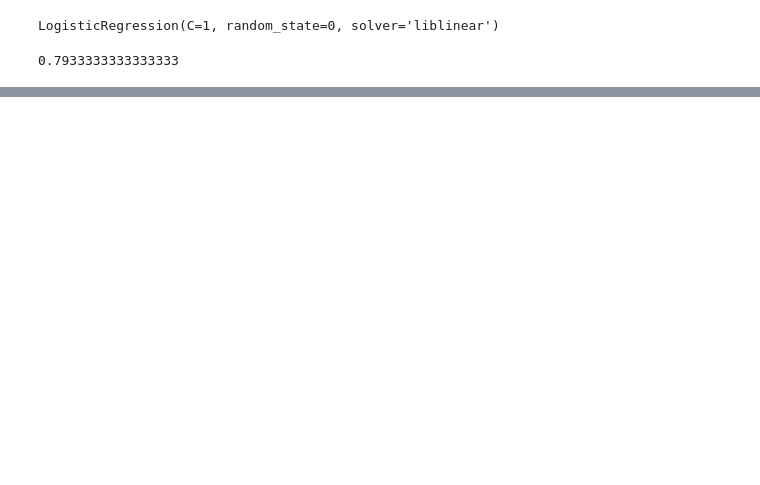
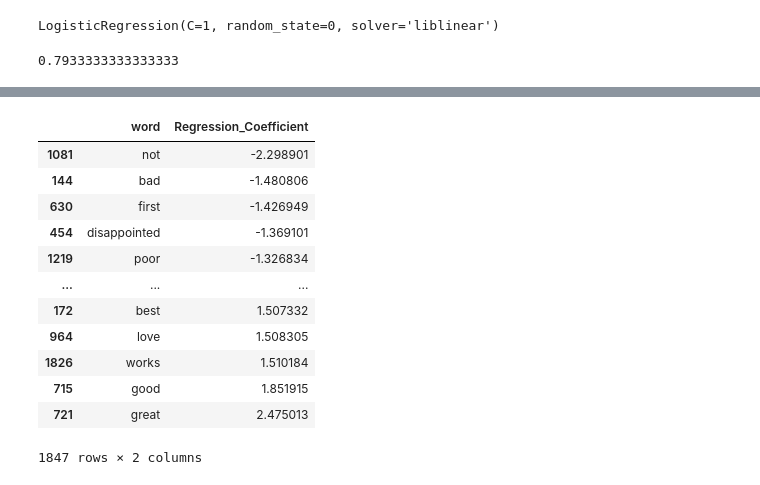
Before and after one commit to takusan2/machineLearning, a Jupyter notebook: practice/amazon_reviews.ipynb, the cells around one changed output, grey strips where cells are left out. Drawn from its saved outputs; the diff is of its cells as text; code cells hidden in the pictures; blank space fills up the shorter version.

```diff
--- a/practice/amazon_reviews.ipynb
+++ b/practice/amazon_reviews.ipynb
@@ -64,0 +116,6 @@ lr.score(X_test,y_test)
+# %%
+# 図を見てもよくわからなので回帰係数の最大値付近や最小値付近の単語を確認する。
+# まず、回帰係数と単語をセットにしたデータフレームを作成する
+
+df3 = pd.DataFrame(list(zip(cv.get_feature_names(),Regression_Coefficient)), columns=['word', 'Regression_Coefficient'])
+df3.head(), df3.tail()
@@ -64,0 +148,18 @@ lr.score(X_test,y_test)
+# %%
+# 回帰係数で昇順にsort
+sorted_df3 = df3.sort_values('Regression_Coefficient')
+sorted_df3
+# %% [output]
+|  | word | Regression_Coefficient |
+| 1081 | not | -2.298901 |
+| 144 | bad | -1.480806 |
+| 630 | first | -1.426949 |
+| 454 | disappointed | -1.369101 |
+| 1219 | poor | -1.326834 |
+| ... | ... | ... |
+| 172 | best | 1.507332 |
+| 964 | love | 1.508305 |
+| 1826 | works | 1.510184 |
+| 715 | good | 1.851915 |
+| 721 | great | 2.475013 |
+1847 rows × 2 columns
```
Also changed, not shown: parts of 15 cells of this notebook, 2 other files.
